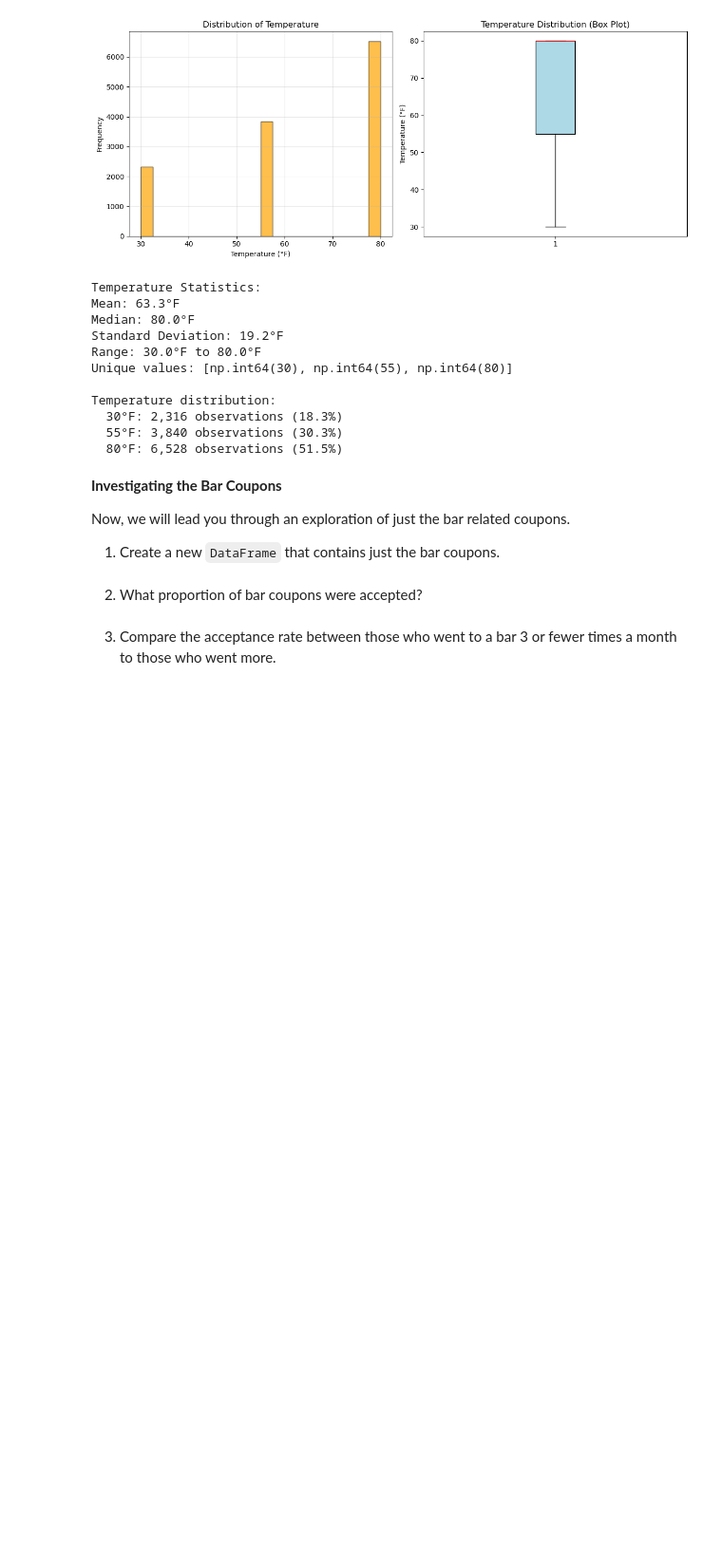
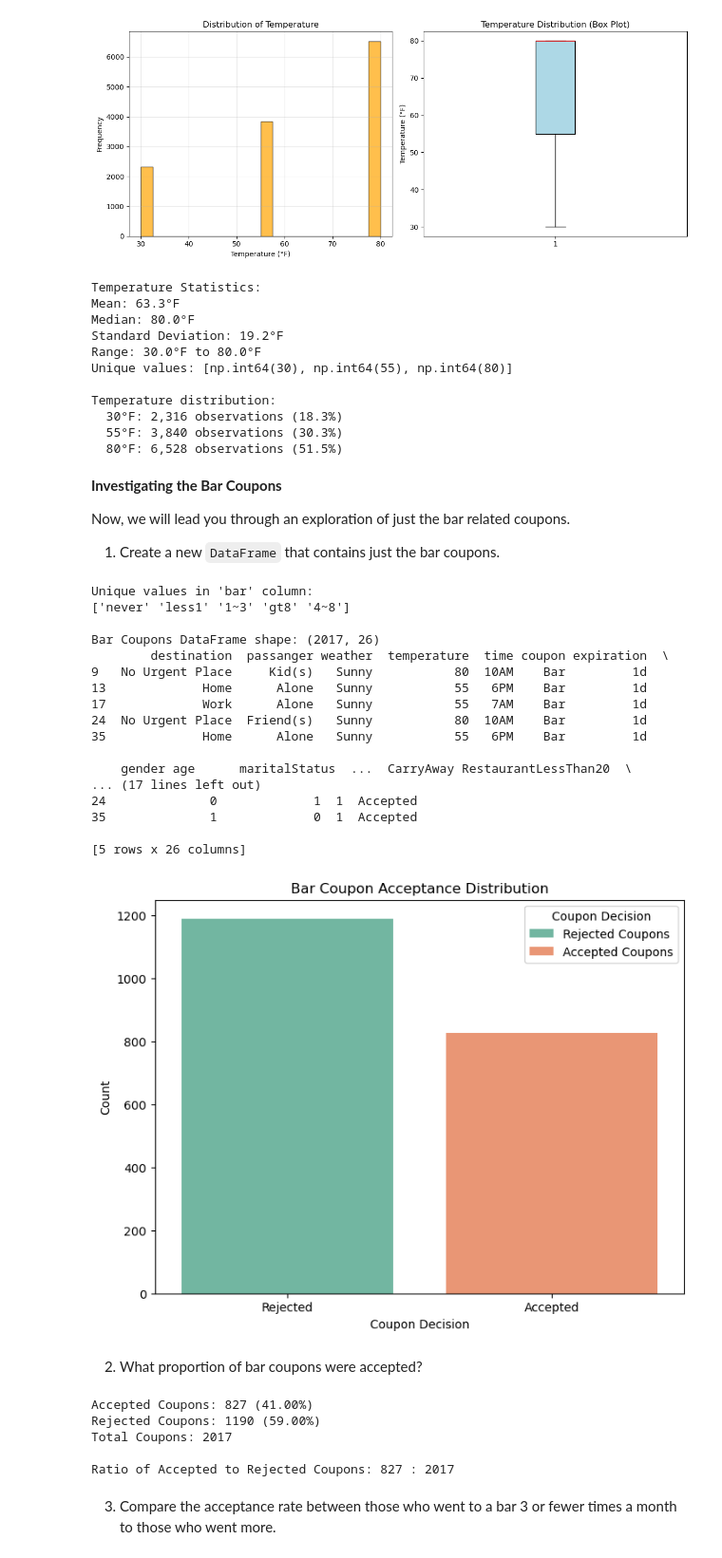
Before and after one commit to JimKlein325/MachineLearning-AMTCouponAnalysis, a Jupyter notebook: prompt.ipynb, the cells around one changed output. Shown: that part at 95% size. Saved outputs shown, nothing was run; the diff lists cells and outputs as text; code cells hidden in the pictures; blank space fills up the shorter version.

```diff
--- a/prompt.ipynb
+++ b/prompt.ipynb
@@ -349,7 +349,59 @@ Temperature distribution:
 Now, we will lead you through an exploration of just the bar related coupons.
 
 1. Create a new `DataFrame` that contains just the bar coupons.
+# %%
+bar_coupons = cleaned_data.copy()
+
+# print unique values in 'Bar' column
+print("Unique values in 'bar' column:")
+print(bar_coupons['Bar'].unique())
+
+# create a dataframe with just bar coupons
+bar_coupons = cleaned_data[cleaned_data['coupon'] == 'Bar']
+print(f"\nBar Coupons DataFrame shape: {bar_coupons.shape}")
+print(bar_coupons.head())
+plt.figure(figsize=(8, 6))
+sns.countplot(x='Y_labels', data=bar_coupons, palette='Set2', hue='Y_labels')
+plt.legend(title='Coupon Decision', loc='best',labels=['Rejected Coupons','Accepted Coupons'])
+plt.title('Bar Coupon Acceptance Distribution')
+plt.xlabel('Coupon Decision')
+plt.ylabel('Count')
+plt.show()
+# %% [output]
+Unique values in 'bar' column:
+['never' 'less1' '1~3' 'gt8' '4~8']
+
+Bar Coupons DataFrame shape: (2017, 26)
+        destination  passanger weather  temperature  time coupon expiration  \
+9   No Urgent Place     Kid(s)   Sunny           80  10AM    Bar         1d
+13             Home      Alone   Sunny           55   6PM    Bar         1d
+17             Work      Alone   Sunny           55   7AM    Bar         1d
+24  No Urgent Place  Friend(s)   Sunny           80  10AM    Bar         1d
+35             Home      Alone   Sunny           55   6PM    Bar         1d
+
+    gender age      maritalStatus  ...  CarryAway RestaurantLessThan20  \
+... (17 lines left out)
+24              0             1  1  Accepted
+35              1             0  1  Accepted
+
+[5 rows x 26 columns]
+[figure, added]
 # %% [markdown]
 2. What proportion of bar coupons were accepted?
+# %%
+accepted_count_bar = bar_coupons['Y'].sum()
+rejected_count_bar = len(bar_coupons) - accepted_count_bar
+total_bar_coupons = len(bar_coupons)
+print(f"\nAccepted Coupons: {accepted_count_bar} ({(accepted_count_bar / len(bar_coupons)) * 100:.2f}%)")
+print(f"Rejected Coupons: {rejected_count_bar} ({(rejected_count_bar / len(bar_coupons)) * 100:.2f}%)")
+print(f"Total Coupons: {total_bar_coupons}")
+# print ratio of accepted to rejected coupons
+print(f"\nRatio of Accepted to Rejected Coupons: {accepted_count_bar} : {total_bar_coupons}")
+# %% [output]
+Accepted Coupons: 827 (41.00%)
+Rejected Coupons: 1190 (59.00%)
+Total Coupons: 2017
+
+Ratio of Accepted to Rejected Coupons: 827 : 2017
 # %% [markdown]
 3. Compare the acceptance rate between those who went to a bar 3 or fewer times a month to those who went more.
```
Also changed, not shown: parts of 8 cells of this notebook, 1 other file.
